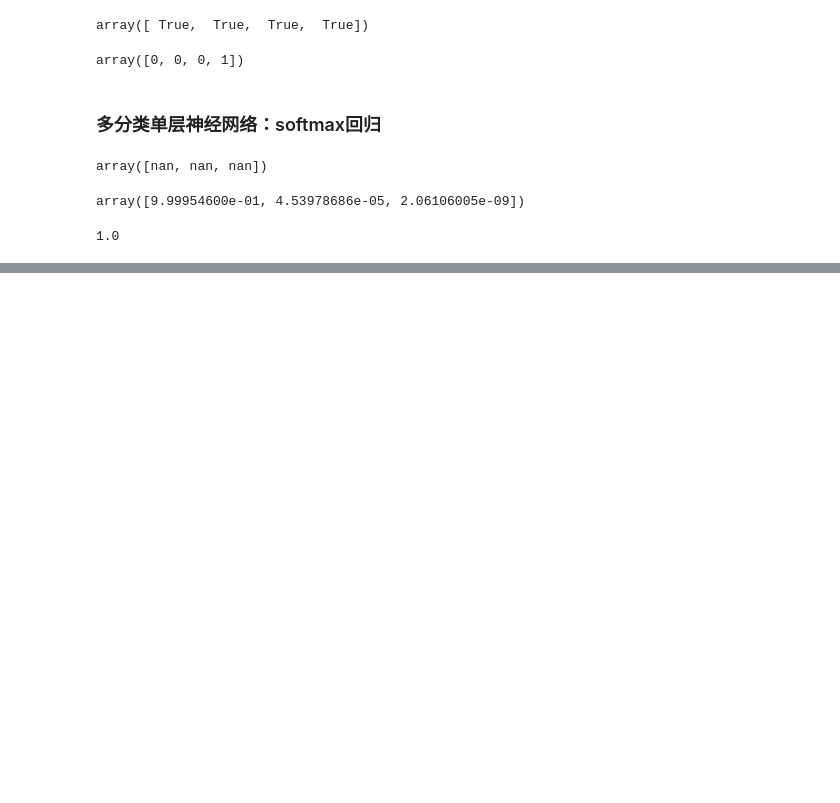
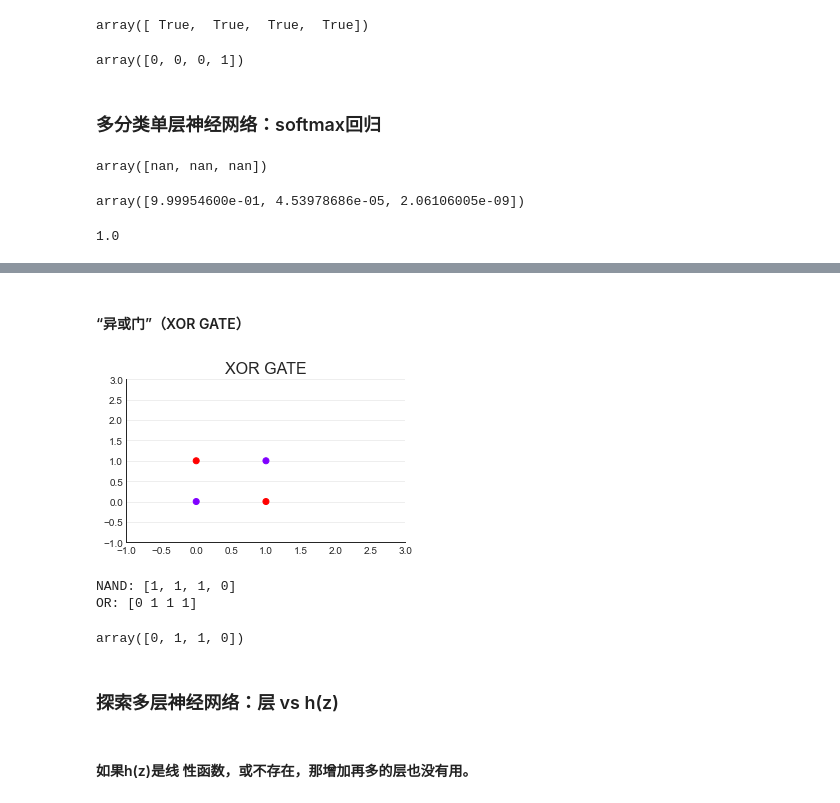
Before and after one commit to JustDoItGit/caicai_sklearn, a Jupyter notebook: 第十二章 神经网络/sklearn中的神经网络.ipynb, the cells around one changed output, grey strips where cells are left out. Saved outputs shown, nothing was run; the diff lists cells and outputs as text; code cells hidden in the pictures; blank space fills up the shorter version.

```diff
--- a/第十二章 神经网络/sklearn中的神经网络.ipynb
+++ b/第十二章 神经网络/sklearn中的神经网络.ipynb
@@ -106,0 +194,15 @@ sum(softmax(z))
+# %% [markdown]
+#### “异或门”（XOR GATE）
+# %%
+y_xor = [0, 1, 1, 0]
+
+plt.figure(figsize=(5, 3))
+plt.title("XOR GATE", fontsize=16)
+plt.scatter(X[:, 0], X[:, 1], c=y_xor, cmap="rainbow")
+plt.xlim(-1, 3)
+plt.ylim(-1, 3)
+plt.grid(alpha=.4, axis="y")
+plt.gca().spines["top"].set_alpha(.0)
+plt.gca().spines["right"].set_alpha(.0)
+# %% [output]
+[figure, added]
@@ -106,0 +217,10 @@ sum(softmax(z))
+# %%
+XOR(X[:, 0], X[:, 1])
+# %% [output]
+NAND: [1, 1, 1, 0]
+OR: [0 1 1 1]
+array([0, 1, 1, 0])
+# %% [markdown]
+### 探索多层神经网络：层 vs h(z)
+# %% [markdown]
+#### 如果h(z)是线 性函数，或不存在，那增加再多的层也没有用。
```
Also changed, not shown: parts of 57 cells of this notebook.
